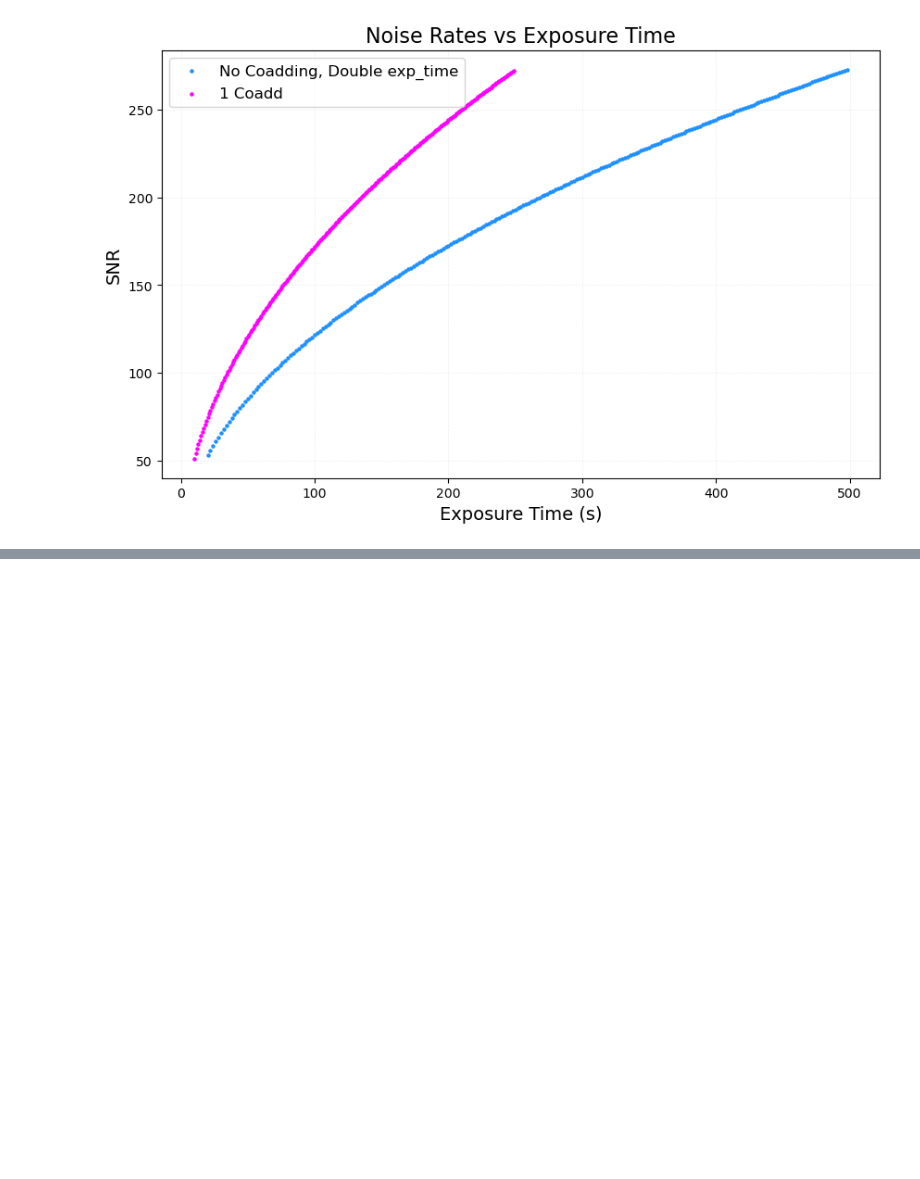
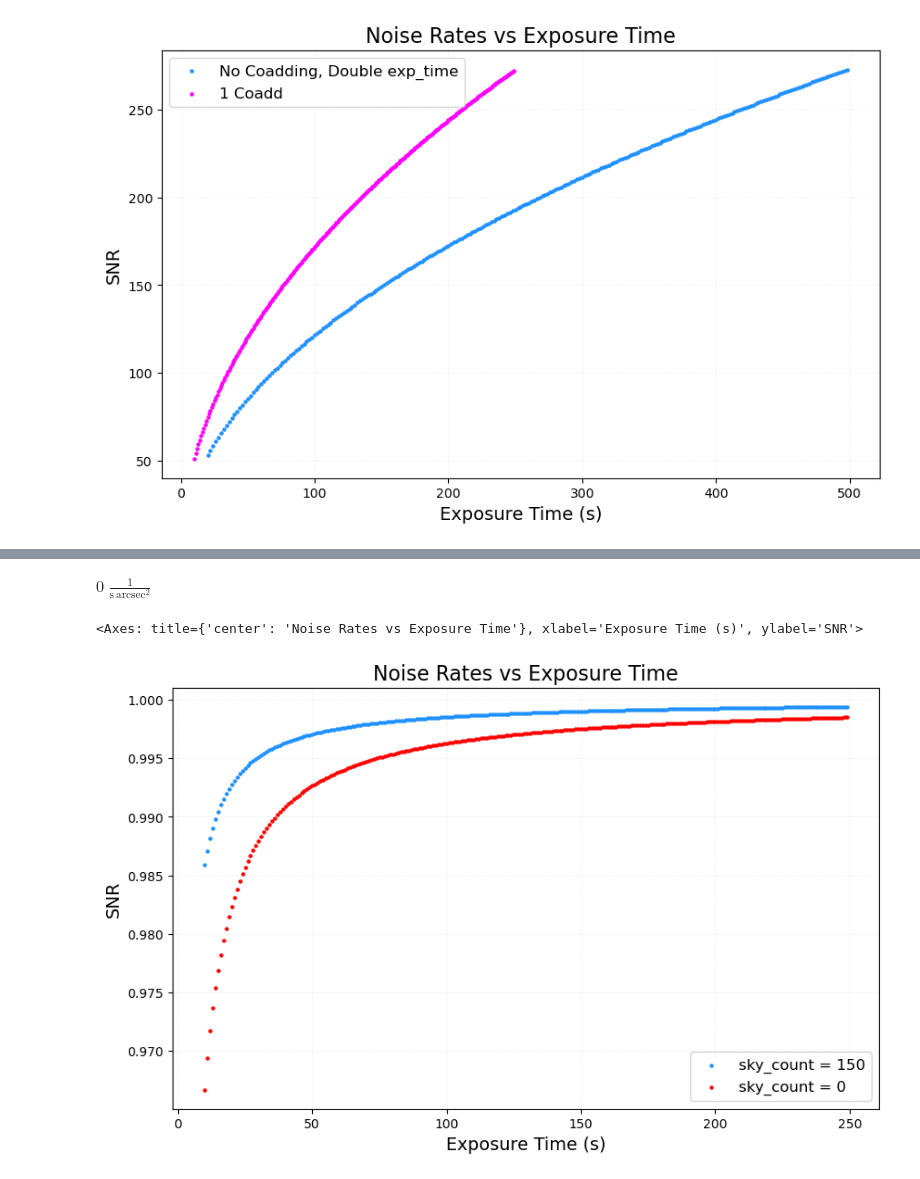
Before and after one commit to lordrick94/astro_260_instrumentation, a Jupyter notebook: homework/homework1_part2.ipynb, the cells around one changed output, grey strips where cells are left out. Drawn from its saved outputs; the diff is of its cells as text; code cells hidden in the pictures; blank space fills up the shorter version.

```diff
--- a/homework/homework1_part2.ipynb
+++ b/homework/homework1_part2.ipynb
@@ -160,0 +167,24 @@ plot_snr_vs_t_exps(t_exps=t_exps,snr_l=np.array(snr_l1)/np.array(snr_l3), ax=ax,
+# %%
+sky_count_rate
+# %% [output]
+$0 \; \mathrm{\frac{1}{s\,arcsec^{2}}}$
+# %%
+sky_count_rate = 150  /u.s / u.arcsec**2
+params = {
+    'source_count_rate': source_count_rate,
+    'sky_count_rate': sky_count_rate,
+    'read_noise': read_noise,
+    'num_pixels': num_pixels,
+    'num_pixels': num_pixels,
+    'psf_fwhm': psf_fwhm,
+}
+
+snr_l4, sky_noise_rate_l, total_signal_l, read_noise_rate_l, fractional_poisson_noise_l, fractional_sky_noise_l, fractional_read_noise_l = noise_simualations(params=params, t_exps=t_exps,num_coadds=2)
+snr_l5, sky_noise_rate_l, total_signal_l, read_noise_rate_l, fractional_poisson_noise_l, fractional_sky_noise_l, fractional_read_noise_l = noise_simualations(params=params, t_exps=2*t_exps,num_coadds=1)
+# %%
+fig, ax = plt.subplots(figsize=(10, 6))
+plot_snr_vs_t_exps(t_exps=t_exps,snr_l=np.array(snr_l4)/np.array(snr_l5), ax=ax,ax_color='dodgerblue',lbl='sky_count = 150',set_logyscale=False)
+plot_snr_vs_t_exps(t_exps=t_exps,snr_l=np.array(snr_l1)/np.array(snr_l3), ax=ax,ax_color='red',lbl='sky_count = 0',set_logyscale=False)
+# %% [output]
+<Axes: title={'center': 'Noise Rates vs Exposure Time'}, xlabel='Exposure Time (s)', ylabel='SNR'>
+[figure, added]
```
Also changed, not shown: parts of 5 cells of this notebook, 1 other file.
